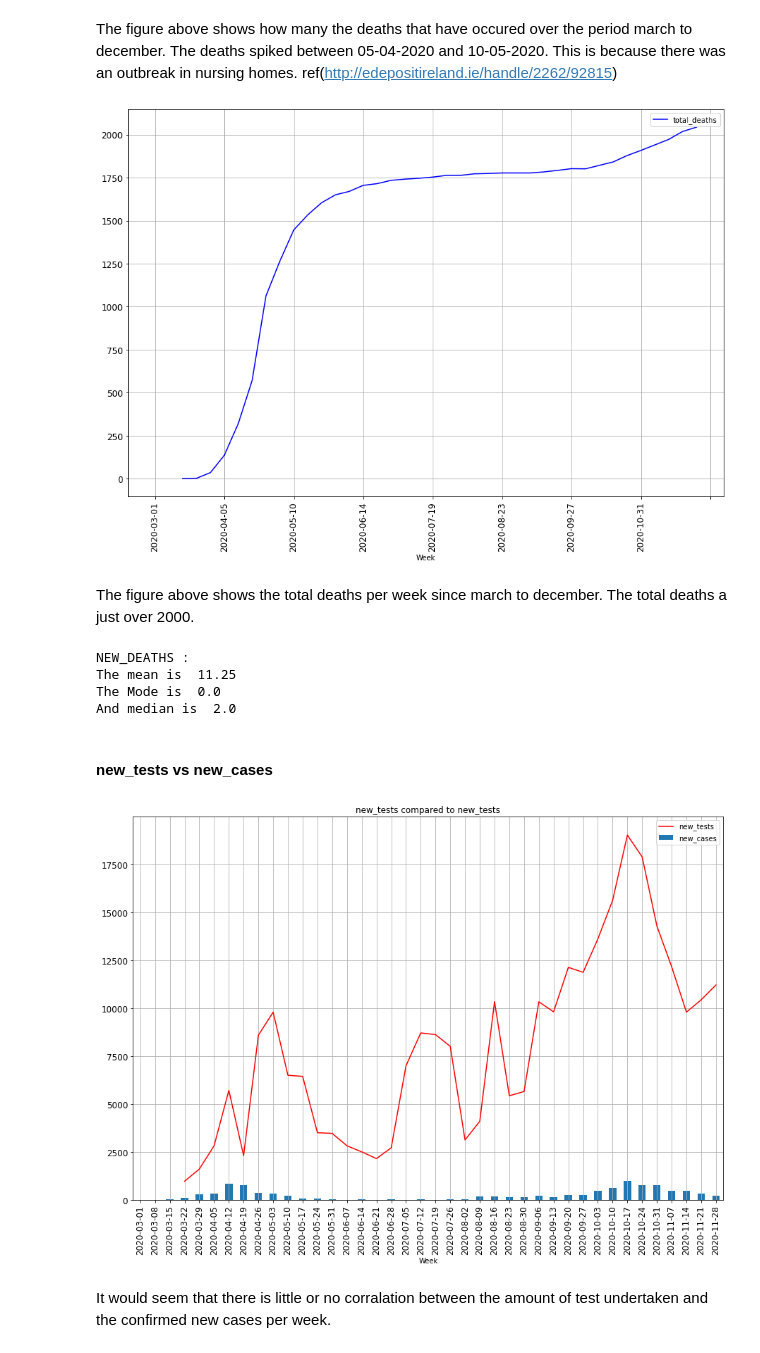
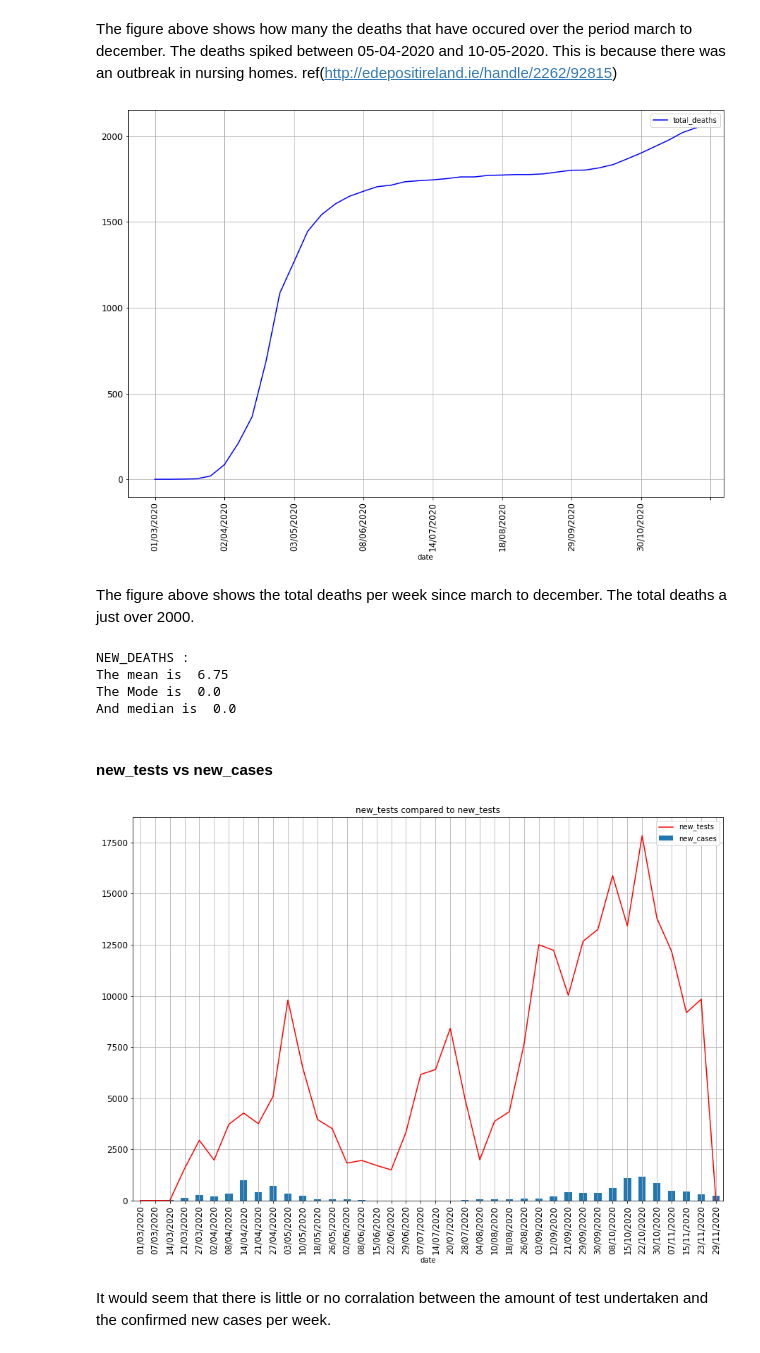
Before and after one commit to G00387859/programming-for-data-analysis-assignment, a Jupyter notebook: Project2020.ipynb, the cells around one changed output. Saved outputs shown, nothing was run; the diff lists cells and outputs as text; code cells hidden in the pictures.

```diff
--- a/Project2020.ipynb
+++ b/Project2020.ipynb
@@ -29,0 +30,9 @@ ddf = ddf.fillna(0)
+# %%
+#WHO report
+who = pd.read_csv('owid-covid-data1.csv',index_col='date')
+who =who.fillna(0)
+# %%
+whoE = who.loc[who['continent'] == 'Europe']
+whoE = who.loc[who['iso_code'] =='IRL']
+ddf=whoE[['iso_code','continent','location','locklevel','total_cases','restrictions','new_cases','total_deaths','new_deaths','reproduction_rate','total_tests','new_tests','tests_per_case','hosp_patients','icu_patients']]
+ddf
@@ -142,36 +206,36 @@ my_plot.legend(["new_deaths"]);
 # %% [markdown]
 The figure above shows how many the deaths that have occured over the period march to december. The deaths spiked between 05-04-2020 and 10-05-2020. This is because there was an outbreak in nursing homes. ref(http://edepositireland.ie/handle/2262/92815)
 # %%
-tds = df['total_deaths']
-tdss=df['new_deaths']
+tds = ddf['total_deaths']
+tdss=ddf['new_deaths']
 #using pandas plot the data from the new_case and locklevel columns
 #first to be plotted is new_cases per week on a bar chart where the x axis label is rotated by 90 degrees
 my_plot=tds.plot(figsize=(15,10),rot=90,fontsize=12,color="blue",grid=True)
 #my_plot=tdss.plot(color="red",rot=90,figsize=(15,10),title="deaths per week from the start")
 my_plot.legend(["total_deaths"]);
 # %% [output]
-[figure, old version]
+[figure, new version]
 # %% [markdown]
 The figure above shows the total deaths per week since march to december. The total deaths a just over 2000.
 # %%
-meanMedianMode(df["new_deaths"],"new_deaths")
+meanMedianMode(ddf["new_deaths"],"new_deaths")
 # %% [output]
 NEW_DEATHS :
-The mean is  11.25
+The mean is  6.75
 The Mode is  0.0
-And median is  2.0
+And median is  0.0
 # %% [markdown]
 #### new_tests vs new_cases
 # %%
 #get the columns new_test and new cases
-close_arr = df['new_tests']
-close_arr1=df['new_cases']
+close_arr = ddf['new_tests']
+close_arr1=ddf['new_cases']
 #using pandas plot the data
 my_plot=close_arr1.plot(kind='bar',figsize=(15,10),rot=90,fontsize=12,title="new_tests compared to new_tests",grid=True)
 my_plot=close_arr.plot(color="red",rot=90,grid=True)
 my_plot.legend(["new_tests", "new_cases"]);
 # %% [output]
-[figure, old version]
+[figure, new version]
 # %% [markdown]
 It would seem that there is little or no corralation between the amount of test undertaken and the confirmed new cases per week.
 # %% [markdown]
```
Also changed, not shown: parts of 25 cells of this notebook.
